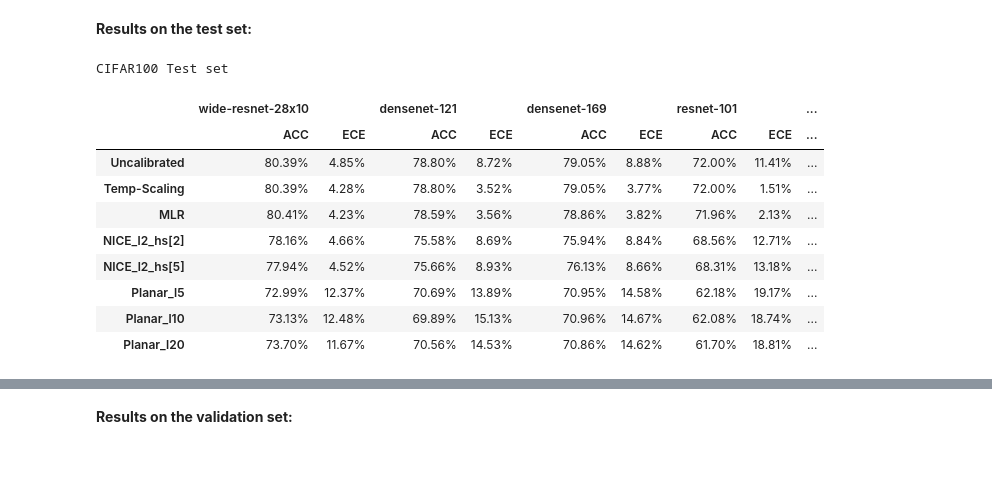
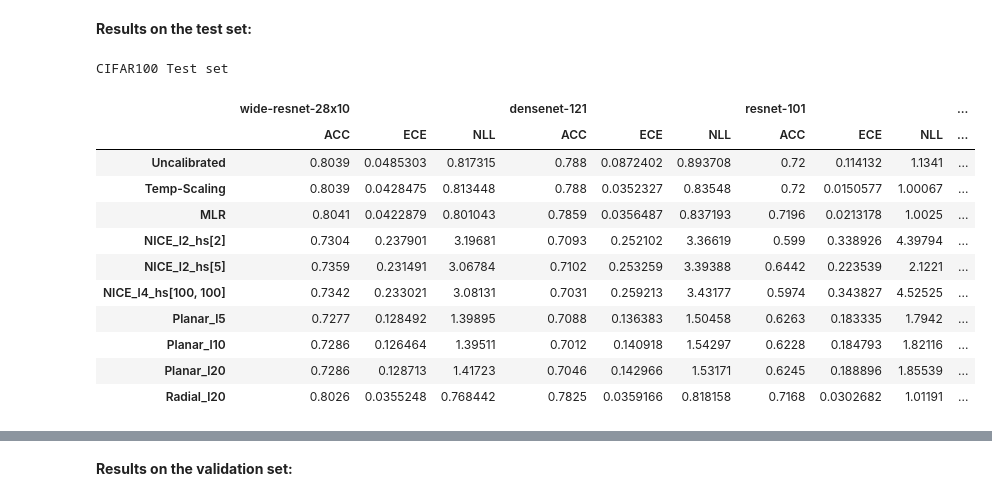
Before and after one commit to SergioAlvarezB/calibration-normalizing-flows, a Jupyter notebook: notebooks/benchmark-nice-calibration.ipynb, the cells around one changed output, grey strips where cells are left out. Cells and saved outputs as stored; diff of their text form; code cells hidden in the pictures; blank space fills up the shorter version.

Commit message:
run benchmark with radial-flow

```diff
--- a/notebooks/benchmark-nice-calibration.ipynb
+++ b/notebooks/benchmark-nice-calibration.ipynb
@@ -164,7 +164,7 @@ for planar in planar_args:
     calibrators[name] = lambda logits, target: PlanarFlowCalibrator(logits, target, **planar)
 
 for radial in radial_args:
-    name = 'Radial_l{}'.format(planar['layers'])
+    name = 'Radial_l{}'.format(radial['layers'])
     calibrators[name] = lambda logits, target: RadialFlowCalibrator(logits, target, **radial)
 
 
@@ -233,32 +288,33 @@ for model, model_results in results.items():
 # %%
 df = pd.concat([pd.DataFrame.from_dict(acc_test_results, orient='columns'),
                 pd.DataFrame.from_dict(ece_test_results, orient='columns'),
                 pd.DataFrame.from_dict(nll_test_results, orient='columns')],
                axis=1,keys=['ACC','ECE', 'NLL']).swaplevel(0,1,axis=1).sort_index(axis=1)
 
 df = df[models].loc[list(calibrators.keys())]
 df.style.set_properties(**{'text-align': 'center'})\
-    .format("{:.2%}")\
     .set_caption('CIFAR100 Test set')\
     .apply(highlight_max, subset=[(model, 'ACC') for model in df.columns.levels[0]])\
     .apply(highlight_min, subset=[(model, 'ECE') for model in df.columns.levels[0]])\
     .apply(highlight_min, subset=[(model, 'NLL') for model in df.columns.levels[0]])\
     .set_table_styles([dict(selector="th", props=[("text-align", "center")]),
                        dict(selector="caption", props=[("text-align", "center"),
                                                       ("font-size", "200%"),
                                                       ("color", "black")])])
 # %% [output]
 CIFAR100 Test set
-|  | wide-resnet-28x10 |  | densenet-121 |  | densenet-169 |  | resnet-101 |  | ... |
-|  | ACC | ECE | ACC | ECE | ACC | ECE | ACC | ECE | ... |
-| Uncalibrated | 80.39% | 4.85% | 78.80% | 8.72% | 79.05% | 8.88% | 72.00% | 11.41% | ... |
-| Temp-Scaling | 80.39% | 4.28% | 78.80% | 3.52% | 79.05% | 3.77% | 72.00% | 1.51% | ... |
-| MLR | 80.41% | 4.23% | 78.59% | 3.56% | 78.86% | 3.82% | 71.96% | 2.13% | ... |
-| NICE_l2_hs[2] | 78.16% | 4.66% | 75.58% | 8.69% | 75.94% | 8.84% | 68.56% | 12.71% | ... |
-| NICE_l2_hs[5] | 77.94% | 4.52% | 75.66% | 8.93% | 76.13% | 8.66% | 68.31% | 13.18% | ... |
-| Planar_l5 | 72.99% | 12.37% | 70.69% | 13.89% | 70.95% | 14.58% | 62.18% | 19.17% | ... |
-| Planar_l10 | 73.13% | 12.48% | 69.89% | 15.13% | 70.96% | 14.67% | 62.08% | 18.74% | ... |
-| Planar_l20 | 73.70% | 11.67% | 70.56% | 14.53% | 70.86% | 14.62% | 61.70% | 18.81% | ... |
+|  | wide-resnet-28x10 |  |  | densenet-121 |  |  | resnet-101 |  |  | ... |
+|  | ACC | ECE | NLL | ACC | ECE | NLL | ACC | ECE | NLL | ... |
+| Uncalibrated | 0.8039 | 0.0485303 | 0.817315 | 0.788 | 0.0872402 | 0.893708 | 0.72 | 0.114132 | 1.1341 | ... |
+| Temp-Scaling | 0.8039 | 0.0428475 | 0.813448 | 0.788 | 0.0352327 | 0.83548 | 0.72 | 0.0150577 | 1.00067 | ... |
+| MLR | 0.8041 | 0.0422879 | 0.801043 | 0.7859 | 0.0356487 | 0.837193 | 0.7196 | 0.0213178 | 1.0025 | ... |
+| NICE_l2_hs[2] | 0.7304 | 0.237901 | 3.19681 | 0.7093 | 0.252102 | 3.36619 | 0.599 | 0.338926 | 4.39794 | ... |
+| NICE_l2_hs[5] | 0.7359 | 0.231491 | 3.06784 | 0.7102 | 0.253259 | 3.39388 | 0.6442 | 0.223539 | 2.1221 | ... |
+| NICE_l4_hs[100, 100] | 0.7342 | 0.233021 | 3.08131 | 0.7031 | 0.259213 | 3.43177 | 0.5974 | 0.343827 | 4.52525 | ... |
+| Planar_l5 | 0.7277 | 0.128492 | 1.39895 | 0.7088 | 0.136383 | 1.50458 | 0.6263 | 0.183335 | 1.7942 | ... |
+| Planar_l10 | 0.7286 | 0.126464 | 1.39511 | 0.7012 | 0.140918 | 1.54297 | 0.6228 | 0.184793 | 1.82116 | ... |
+| Planar_l20 | 0.7286 | 0.128713 | 1.41723 | 0.7046 | 0.142966 | 1.53171 | 0.6245 | 0.188896 | 1.85539 | ... |
+| Radial_l20 | 0.8026 | 0.0355248 | 0.768442 | 0.7825 | 0.0359166 | 0.818158 | 0.7168 | 0.0302682 | 1.01191 | ... |
 # %%
 nll_df = pd.DataFrame.from_dict(nll_test_results, orient='columns')
 min_nll_df = pd.DataFrame.from_dict(ref_results, orient='columns').loc['NLL']
```
Also changed, not shown: parts of 3 cells of this notebook.
